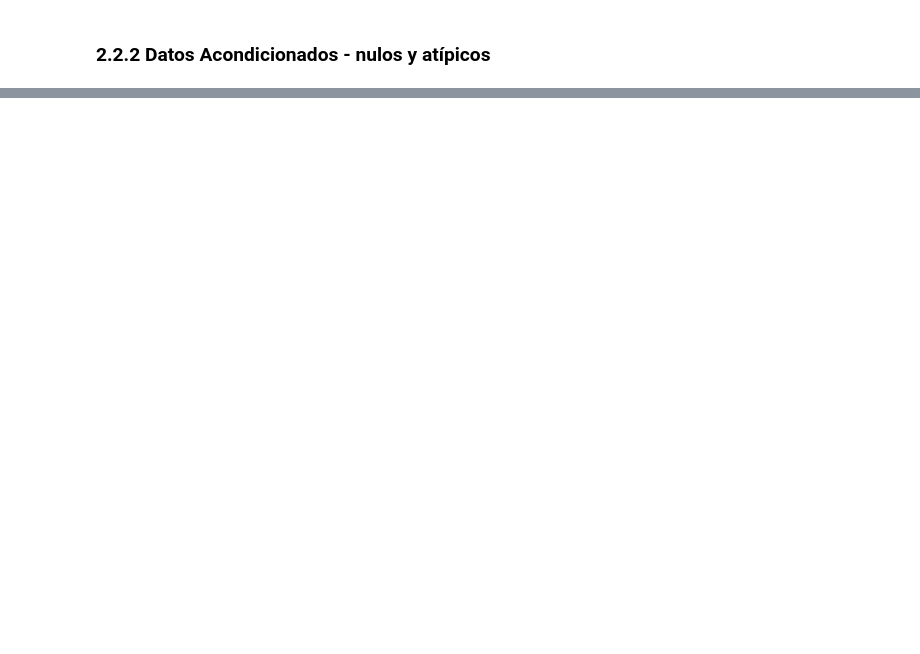
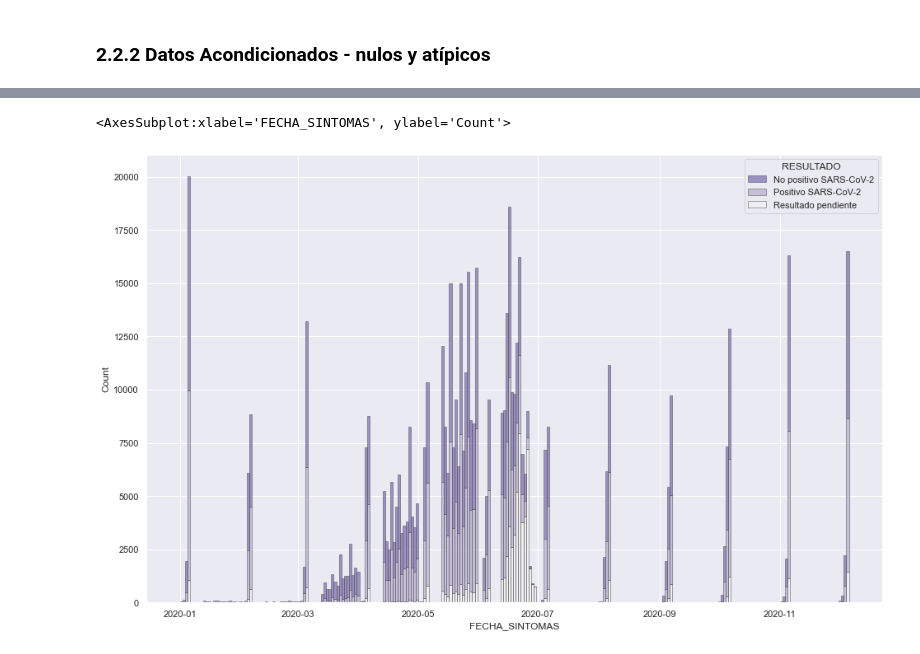
Before and after one commit to Javier-Arellano/2020_06_29_Covid_Mexico, a Jupyter notebook: reto_covid.ipynb, the cells around one changed output, grey strips where cells are left out. Saved outputs shown, nothing was run; the diff lists cells and outputs as text; code cells hidden in the pictures; blank space fills up the shorter version.

```diff
--- a/reto_covid.ipynb
+++ b/reto_covid.ipynb
@@ -232,0 +410,12 @@ ac_null_tbl.sort_values(by='Valores únicos', ascending=False)
+# %%
+sns.histplot(
+    datos_ac,
+    x="FECHA_SINTOMAS", hue='RESULTADO',
+    multiple="stack",
+    palette="light:m_r",
+    edgecolor=".3",
+    linewidth=.5,
+)
+# %% [output]
+<AxesSubplot:xlabel='FECHA_SINTOMAS', ylabel='Count'>
+[figure, added]
```
Also changed, not shown: parts of 32 cells of this notebook.
